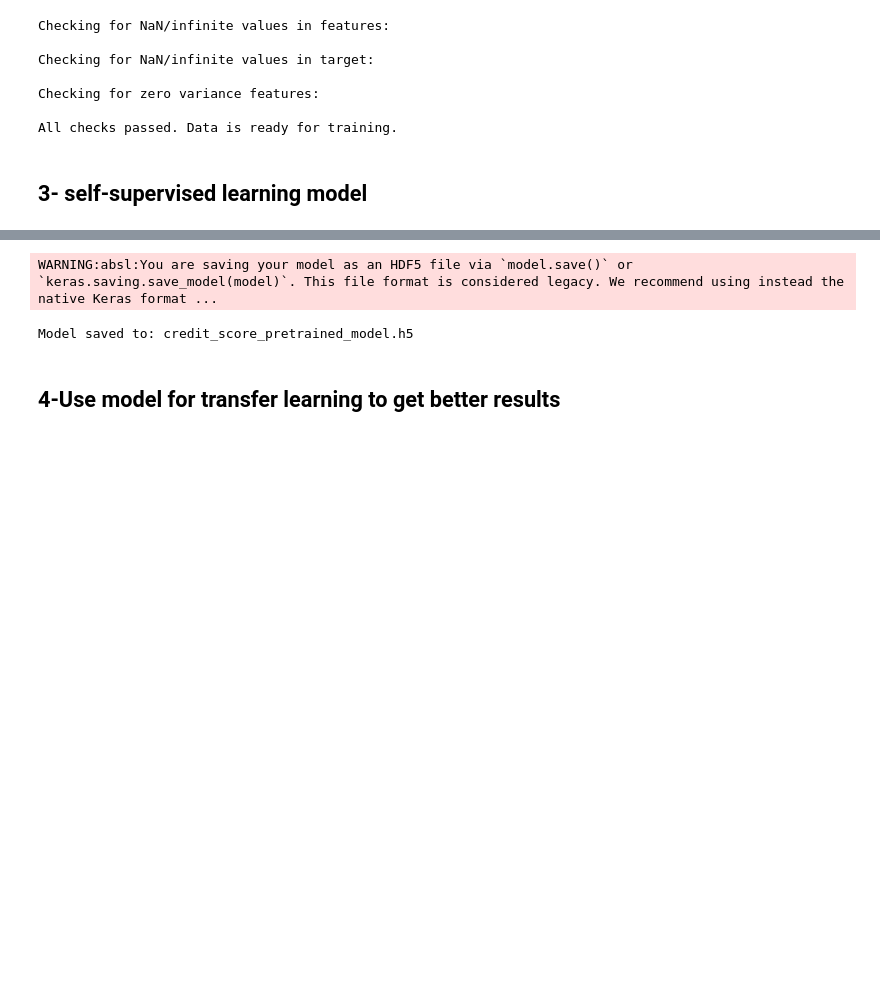
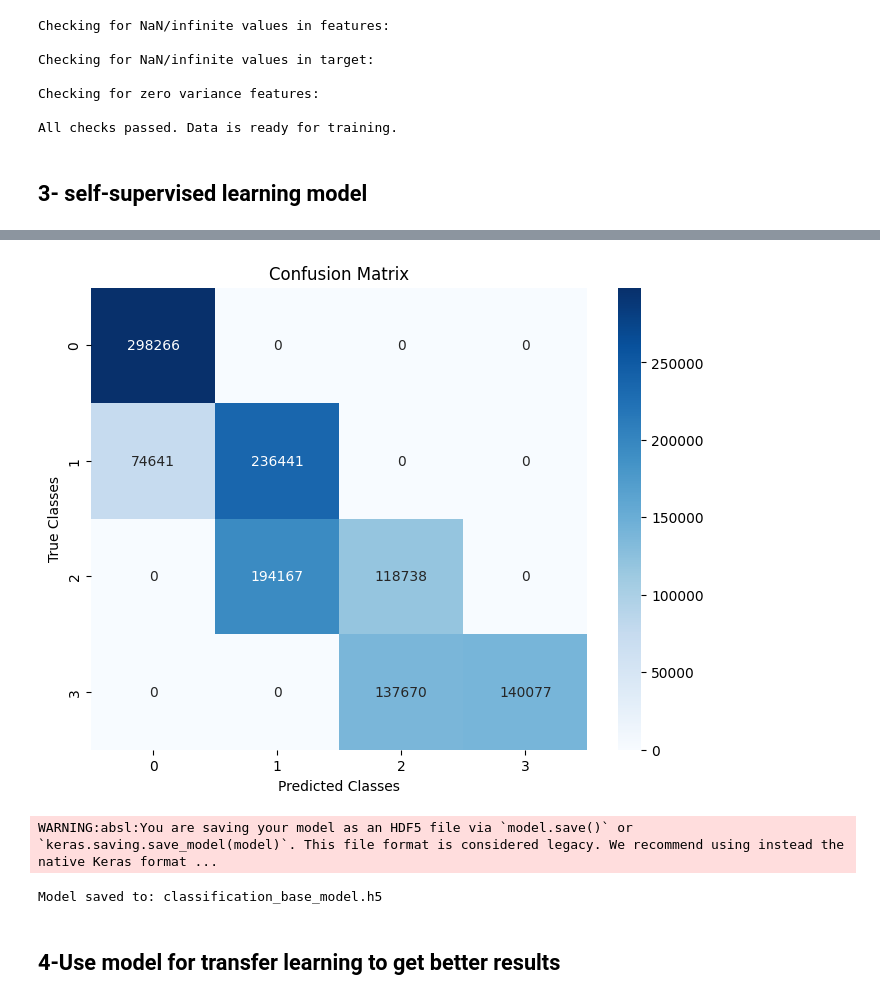
Before and after one commit to Ghaith-Bassam-Zaza/Regression-with-an-Insurance-Dataset, a Jupyter notebook: Regression-with-an-Insurance-Dataset.ipynb, the cells around one changed output, grey strips where cells are left out. Saved outputs shown, nothing was run; the diff lists cells and outputs as text; code cells hidden in the pictures; blank space fills up the shorter version.

```diff
--- a/Regression-with-an-Insurance-Dataset.ipynb
+++ b/Regression-with-an-Insurance-Dataset.ipynb
@@ -469,0 +399,25 @@ Test R² Score: -0.000
+# %%
+from sklearn.metrics import confusion_matrix, f1_score
+import seaborn as sns
+import numpy as np
+import matplotlib.pyplot as plt
+
+# Make predictions on the training data
+train_predictions = base_model.predict(X_train)
+train_predictions_classes = np.argmax(train_predictions, axis=1)  # Convert probabilities to class labels for multi-class classification
+
+# Calculate F-score
+f_score = f1_score(y_self_supervised, train_predictions_classes, average='weighted', labels=np.unique(y_self_supervised))
+print(f"F-score: {f_score:.2f}")
+
+# Generate confusion matrix
+cm = confusion_matrix(y_self_supervised, train_predictions_classes)
+
+# Plot confusion matrix
+plt.figure(figsize=(8, 6))
+sns.heatmap(cm, annot=True, fmt='d', cmap='Blues', xticklabels=np.unique(y_self_supervised), yticklabels=np.unique(y_self_supervised))
+plt.title('Confusion Matrix')
+plt.xlabel('Predicted Classes')
+plt.ylabel('True Classes')
+plt.show()
+# %% [output]
@@ -470,11 +426,12 @@ Test R² Score: -0.000
+[figure, added]
 # %%
 # Save the trained model for transfer learning
-model_save_path = 'credit_score_pretrained_model.h5'
-credit_score_model.save(model_save_path)
+model_save_path = 'classification_base_model.h5'
+base_model.save(model_save_path)
 print(f"\nModel saved to: {model_save_path}")
 # %% [output]
 WARNING:absl:You are saving your model as an HDF5 file via `model.save()` or `keras.saving.save_model(model)`. This file format is considered legacy. We recommend using instead the native Keras format ...
-Model saved to: credit_score_pretrained_model.h5
+Model saved to: classification_base_model.h5
 # %% [markdown]
 ## 4-Use model for transfer learning to get better results
 # %%
```
Also changed, not shown: parts of 15 cells of this notebook, 1 other file.
